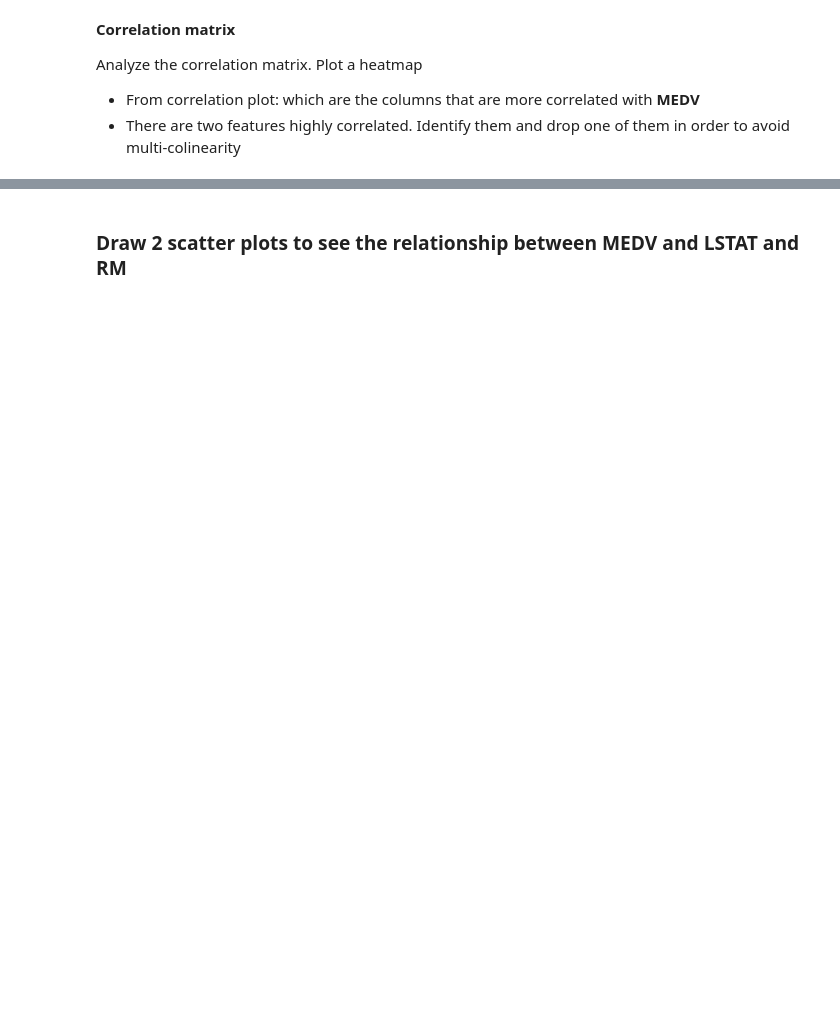
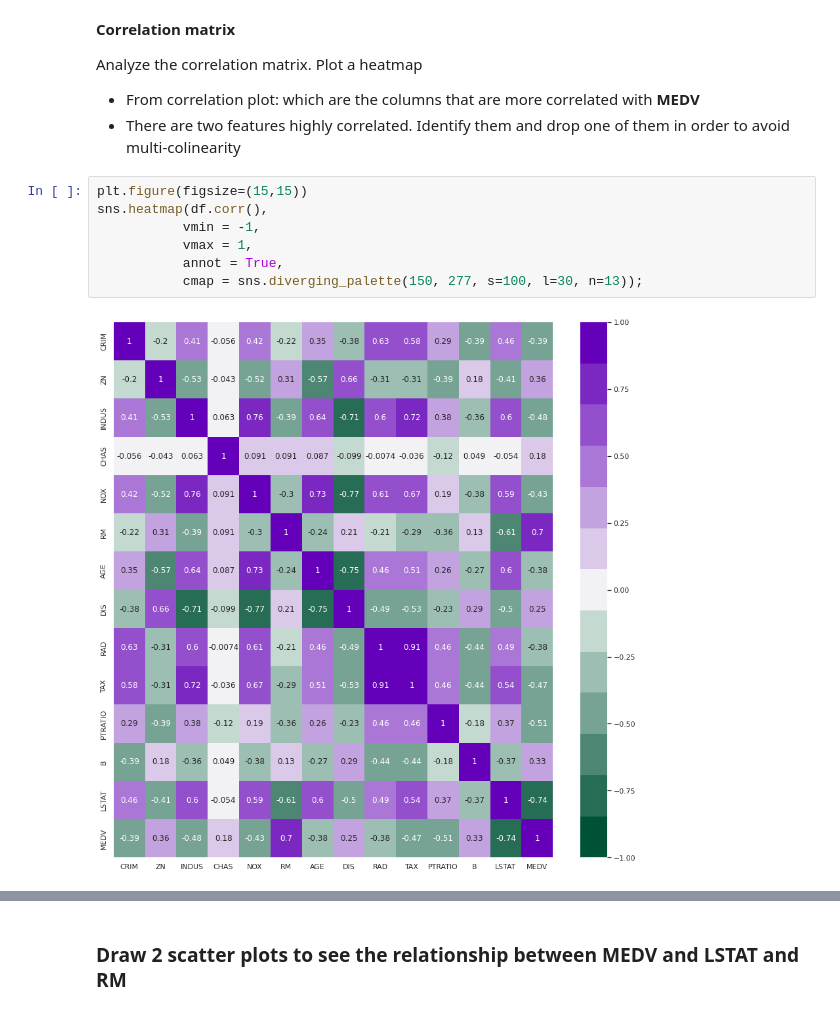
Before and after one commit to GonzaloPerez1/DS_Gonzalo, a Jupyter notebook: 3-Machine Learning/1-Supervisado/2-Polynomial Regression/ejercicios/3 Polynomial_Regression.ipynb, the cells around one changed output, grey strips where cells are left out. Cells and saved outputs as stored; diff of their text form; blank space fills up the shorter version.

```diff
--- a/3-Machine Learning/1-Supervisado/2-Polynomial Regression/ejercicios/3 Polynomial_Regression.ipynb
+++ b/3-Machine Learning/1-Supervisado/2-Polynomial Regression/ejercicios/3 Polynomial_Regression.ipynb
@@ -73,3 +127,12 @@ Analyze the correlation matrix. Plot a heatmap
 
 * From correlation plot: which are the columns that are more correlated with **MEDV**
 * There are two features highly correlated. Identify them and drop one of them in order to avoid multi-colinearity
+# %%
+plt.figure(figsize=(15,15))
+sns.heatmap(df.corr(),
+           vmin = -1,
+           vmax = 1,
+           annot = True,
+           cmap = sns.diverging_palette(150, 277, s=100, l=30, n=13));
+# %% [output]
+[figure, added]
```
Also changed, not shown: parts of 15 cells of this notebook, 15 other files.
